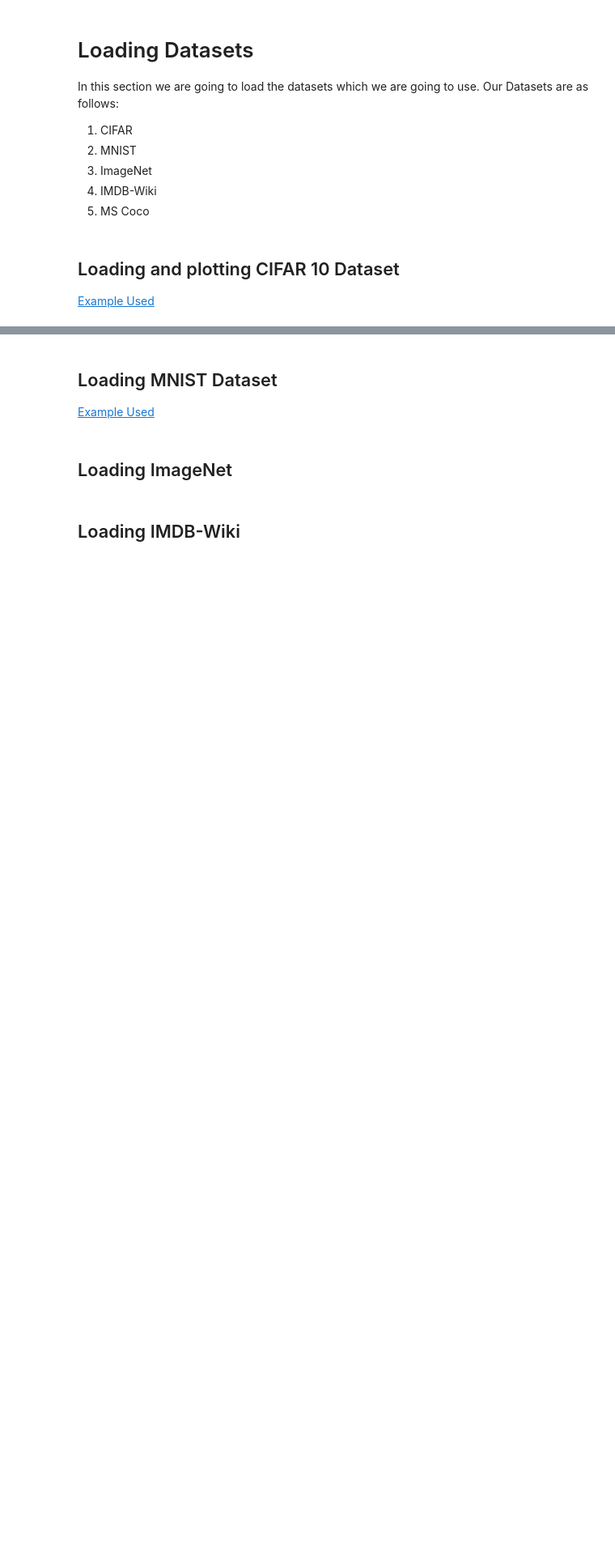
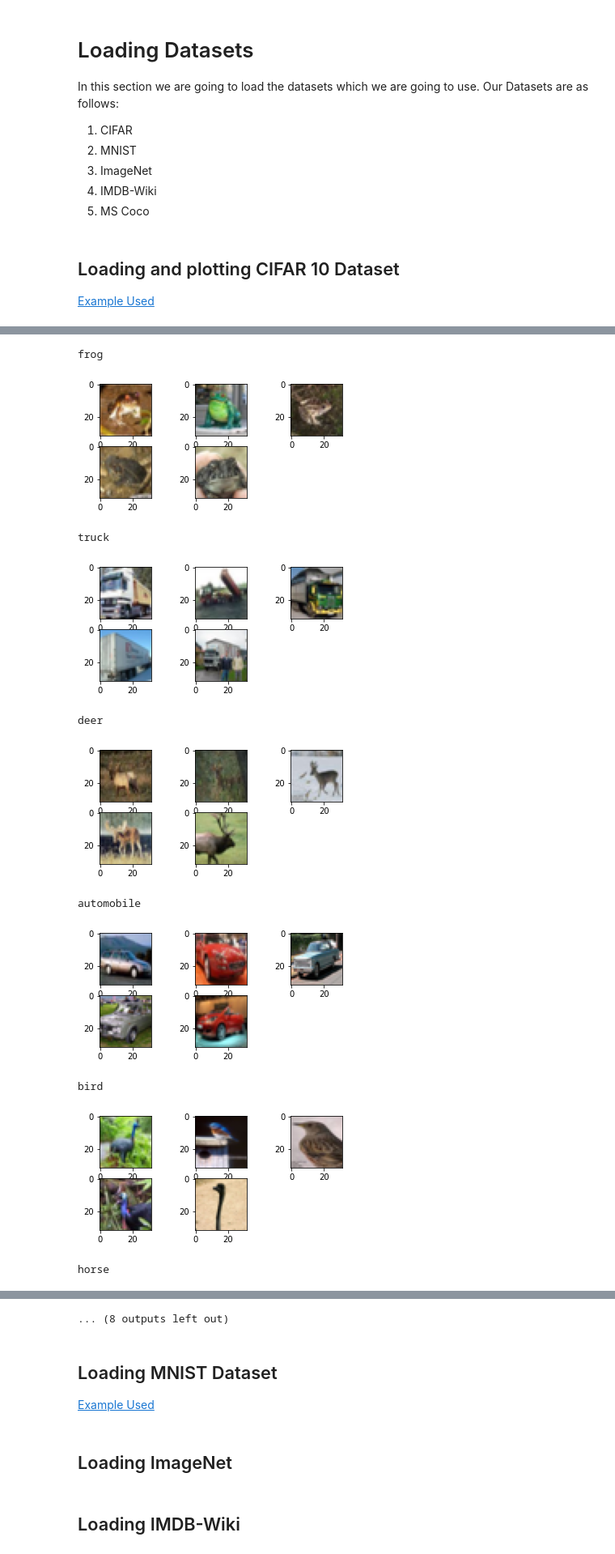
Before and after one commit to Muhammad0Awais/MS_Thesis, a Jupyter notebook: ResearchNotebook.ipynb, the cells around one changed output, grey strips where cells are left out. Shown at 81% size. Cells and saved outputs as stored; diff of their text form; code cells hidden in the pictures; blank space fills up the shorter version.

```diff
--- a/ResearchNotebook.ipynb
+++ b/ResearchNotebook.ipynb
@@ -33,0 +40,23 @@ pyplot.show()
+# %%
+cifar_dic = dict()
+checked = []
+for i in range(20000):
+  if len(checked) <= 9:
+    label = trainy[i][0]
+    img = trainX[i]
+    # print(label)
+    if label in cifar_dic:
+      # if len(cifar_dic[label]) > 10:
+      #   print(label)
+      #   checked.append(label)
+      if label not in checked:
+        if len(cifar_dic[label]) < 5:
+          cifar_dic[label].append(img)
+        else:
+          checked.append(label)
+      # if label not in checked:
+      #   cifar_dic[label].append(img)
+    else:
+      cifar_dic[label] = [img]
+  else:
+    break
@@ -33,0 +66,25 @@ pyplot.show()
+# %%
+labelnames = ["airplane", "automobile", "bird", "cat", "deer", "dog", "frog", "horse", "ship", "truck"]
+for k in cifar_dic.keys():
+  print(labelnames[k])
+  i=0
+  for j in cifar_dic[k]:
+    # define subplot
+    pyplot.subplot(330 + 1 + i)
+    # plot raw pixel data
+    pyplot.imshow(j)
+    i+=1
+  # show the figure
+  pyplot.show()
+# %% [output]
+frog
+[figure, added]
+truck
+[figure, added]
+deer
+[figure, added]
+automobile
+[figure, added]
+bird
+[figure, added]
+horse
@@ -34,3 +92,4 @@ pyplot.show()
+... (8 outputs left out)
 # %% [markdown]
 ## Loading MNIST Dataset
 [Example Used](https://www.askpython.com/python/examples/load-and-plot-mnist-dataset-in-python)
```
Also changed, not shown: parts of 32 cells of this notebook.
